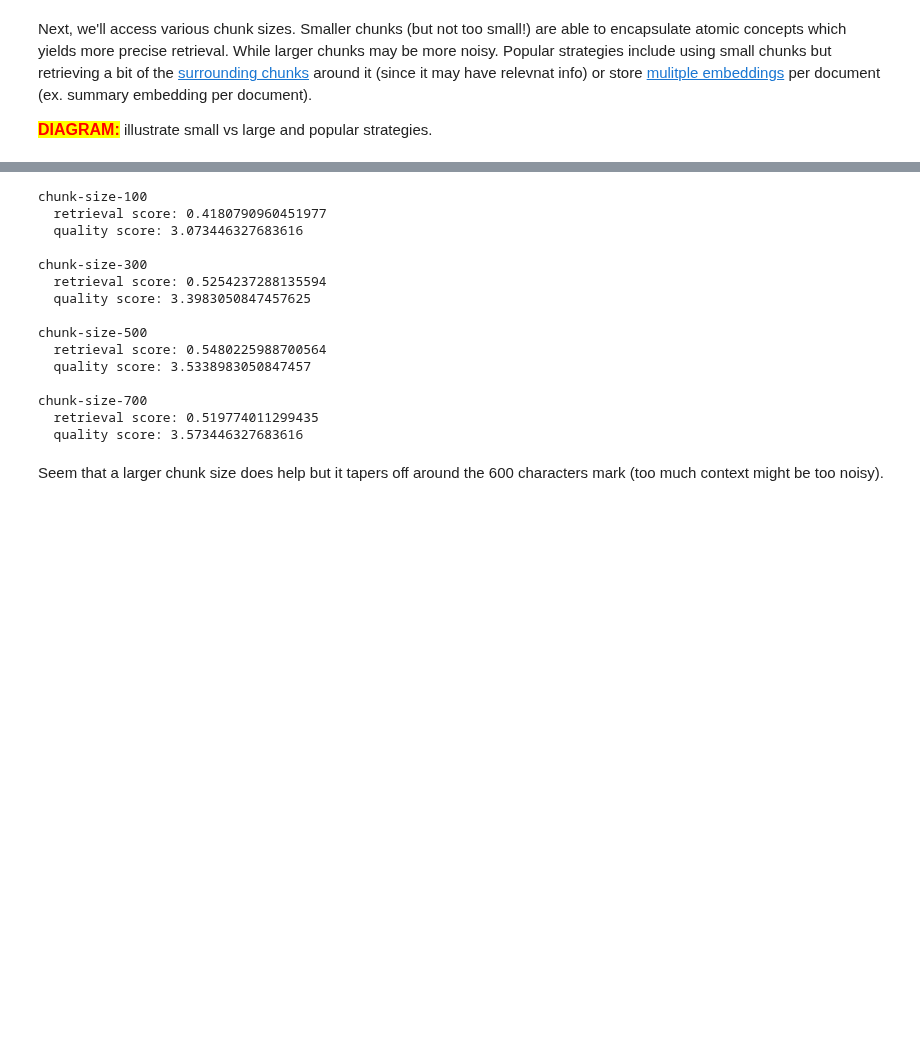
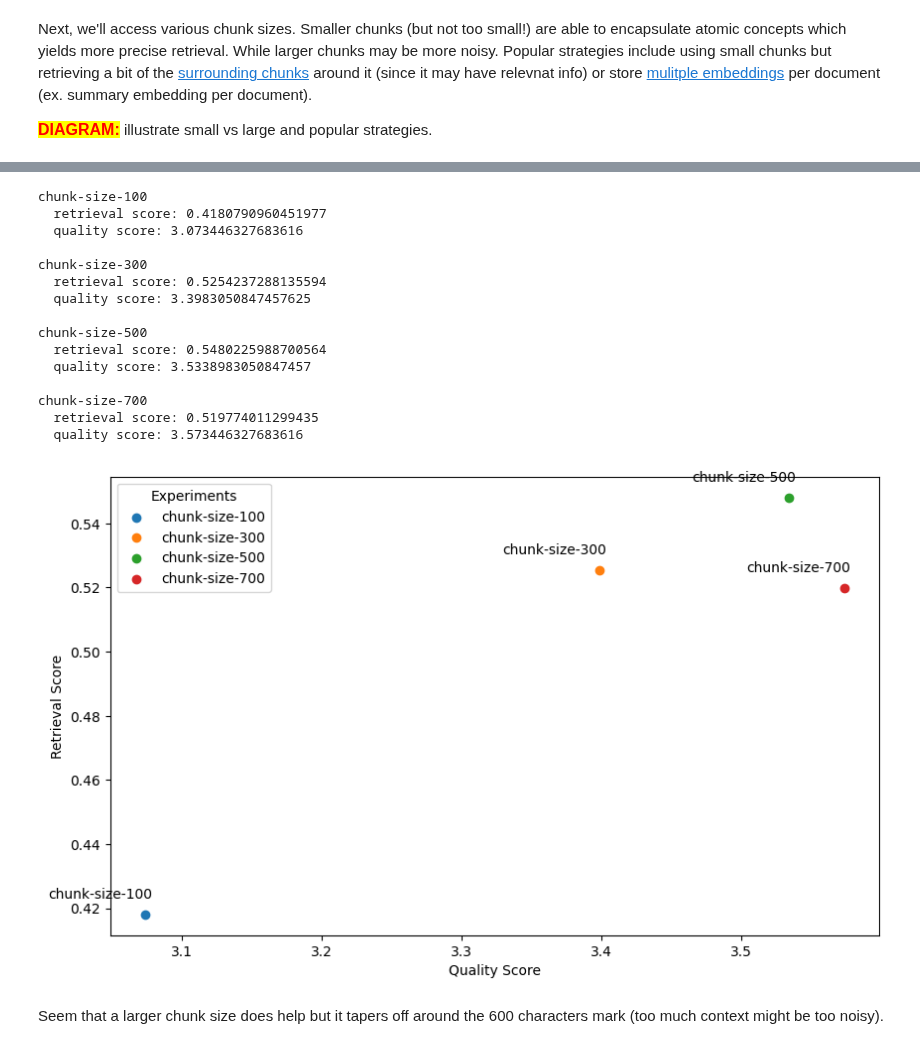
Before and after one commit to ray-project/llm-applications, a Jupyter notebook: notebooks/rag.ipynb, the cells around one changed output, grey strips where cells are left out. Saved outputs shown, nothing was run; the diff lists cells and outputs as text; code cells hidden in the pictures; blank space fills up the shorter version.

```diff
--- a/notebooks/rag.ipynb
+++ b/notebooks/rag.ipynb
@@ -816,25 +875,31 @@ for chunk_size in chunk_sizes:
 # %% [output]
 [interactive output not drawn]
 # %%
+experiment_names = []
 for chunk_size in chunk_sizes:
-    experiment_name = f"chunk-size-{chunk_size}"
-    print_experiment(experiment_name, EXPERIMENTS_DIR)
+    experiment_names.append(f"chunk-size-{chunk_size}")
-# %% [output]
-chunk-size-100
-  retrieval score: 0.4180790960451977
-  quality score: 3.073446327683616
-
-chunk-size-300
-  retrieval score: 0.5254237288135594
-  quality score: 3.3983050847457625
-
-chunk-size-500
-  retrieval score: 0.5480225988700564
-  quality score: 3.5338983050847457
-
-chunk-size-700
-  retrieval score: 0.519774011299435
-  quality score: 3.573446327683616
+# %%
+scores = {}
+for experiment_name in experiment_names:
+    scores[experiment_name] = print_experiment(experiment_name, EXPERIMENTS_DIR)
+plot_scores(scores=scores)
+# %% [output]
+chunk-size-100
+  retrieval score: 0.4180790960451977
+  quality score: 3.073446327683616
+
+chunk-size-300
+  retrieval score: 0.5254237288135594
+  quality score: 3.3983050847457625
+
+chunk-size-500
+  retrieval score: 0.5480225988700564
+  quality score: 3.5338983050847457
+
+chunk-size-700
+  retrieval score: 0.519774011299435
+  quality score: 3.573446327683616
+[figure, added]
 # %% [markdown]
 Seem that a larger chunk size does help but it tapers off around the 600 characters mark (too much context might be too noisy).
 # %% [markdown]
```
Also changed, not shown: parts of 48 cells of this notebook, 2 other files.
